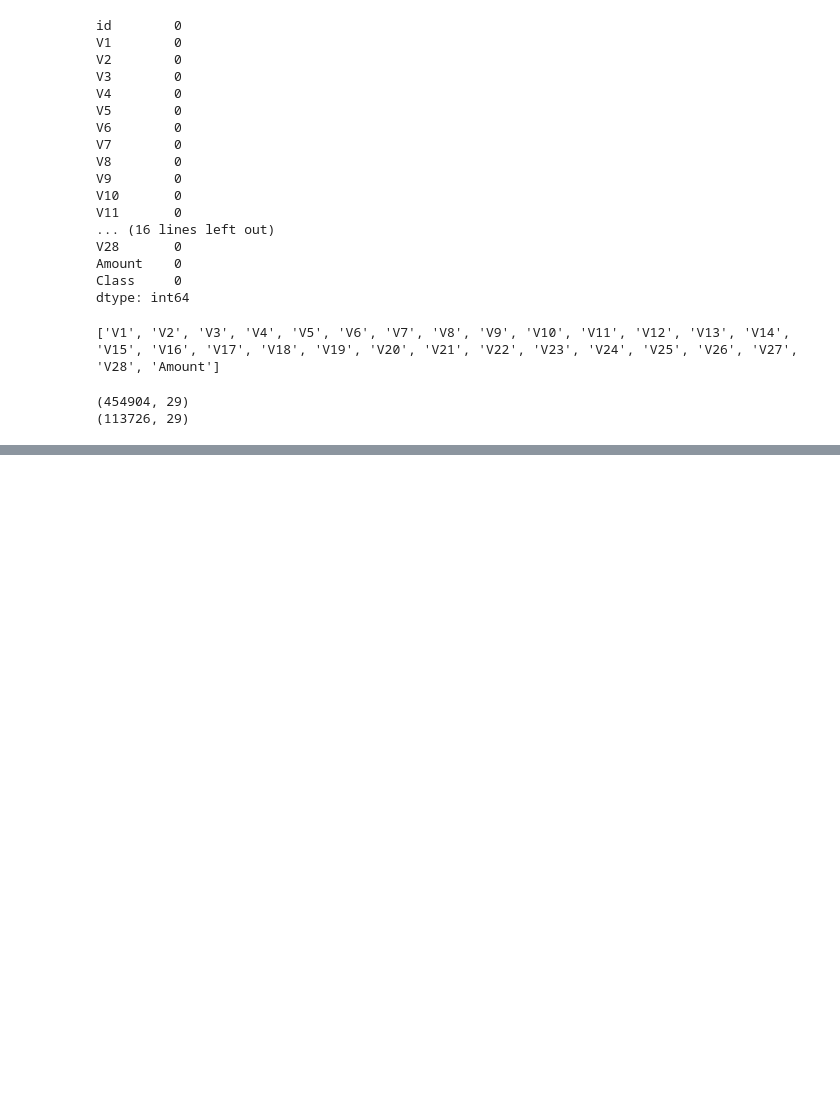
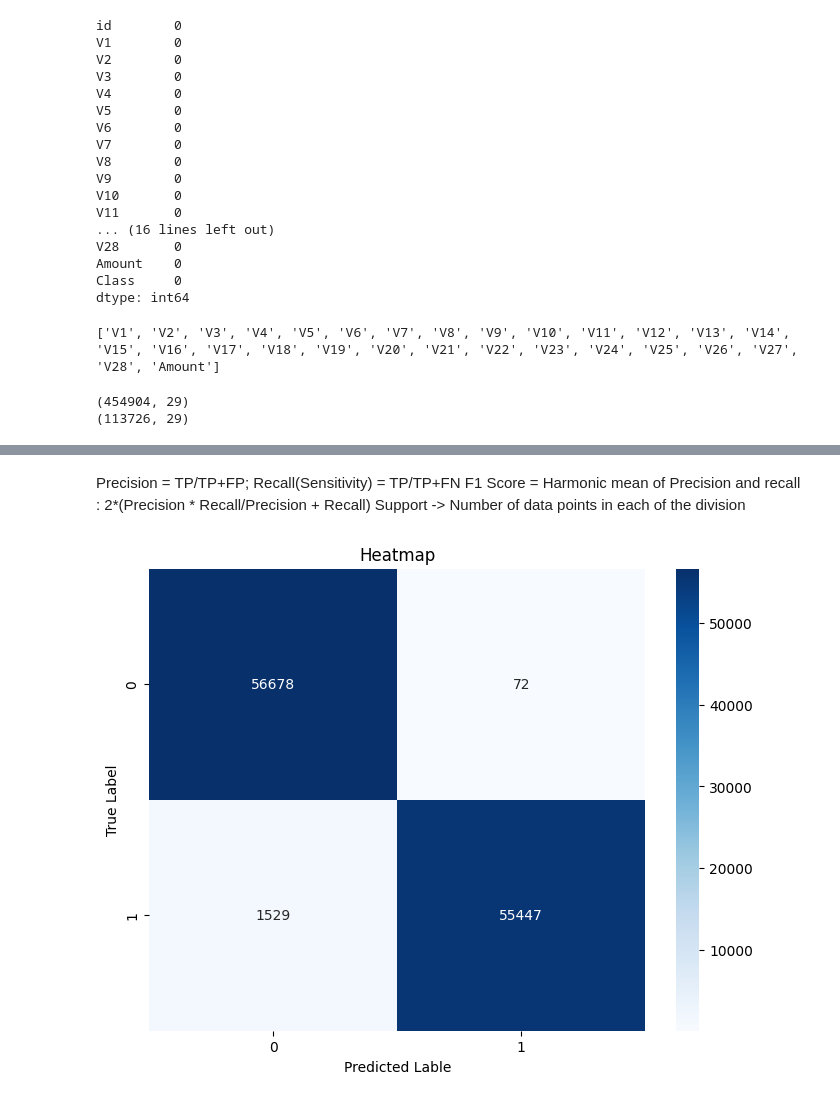
Before and after one commit to virinchi-k/fraud_detection_CC, a Jupyter notebook: fraud_detection_CC.ipynb, the cells around one changed output, grey strips where cells are left out. Cells and saved outputs as stored; diff of their text form; code cells hidden in the pictures; blank space fills up the shorter version.

Commit message:
fraud_detection_model

```diff
--- a/fraud_detection_CC.ipynb
+++ b/fraud_detection_CC.ipynb
@@ -93,4 +95,4 @@ print(x_test.shape)
 # features are on different scale (Example compare Amt columns = large value, V columns = much smaller values compared)
 scaler = StandardScaler()
 x_train_scaled = scaler.fit_transform(x_train)
-x_test_scaled = scaler.fit_transform(x_test)
+x_test_scaled = scaler.transform(x_test)
@@ -96,0 +107,8 @@ x_test_scaled = scaler.fit_transform(x_test)
+# %%
+# Training model
+rf_model = RandomForestClassifier(
+    n_estimators= 100,
+    max_depth= 10,
+    min_samples_split= 5,
+    random_state= 42
+)
@@ -96,0 +124,2 @@ x_test_scaled = scaler.fit_transform(x_test)
+# %%
+rf_model.fit(x_train_scaled,y_train)
@@ -96,0 +128,3 @@ x_test_scaled = scaler.fit_transform(x_test)
+# %%
+y_pred = rf_model.predict(x_test_scaled)
+print(classification_report(y_test, y_pred))
@@ -96,0 +140,16 @@ x_test_scaled = scaler.fit_transform(x_test)
+# %% [markdown]
+Precision = TP/TP+FP; Recall(Sensitivity) = TP/TP+FN
+F1 Score = Harmonic mean of Precision and recall : 2*(Precision * Recall/Precision + Recall)
+Support -> Number of data points in each of the division
+# %%
+#Plotting on confusion matrix for better understanding
+plt.figure(figsize=(8,6))
+cm = confusion_matrix(y_test, y_pred)
+sns.heatmap(cm, annot=True, fmt = 'd', cmap='Blues') #As annot is True, we are specifying through 'fmt' which is string formatting code,
+#as to read the values being annotated as integers (d)
+plt.title('Heatmap')
+plt.ylabel('True Label')
+plt.xlabel('Predicted Lable')
+plt.show()
+# %% [output]
+[figure, added]
```
Also changed, not shown: parts of 13 cells of this notebook.
